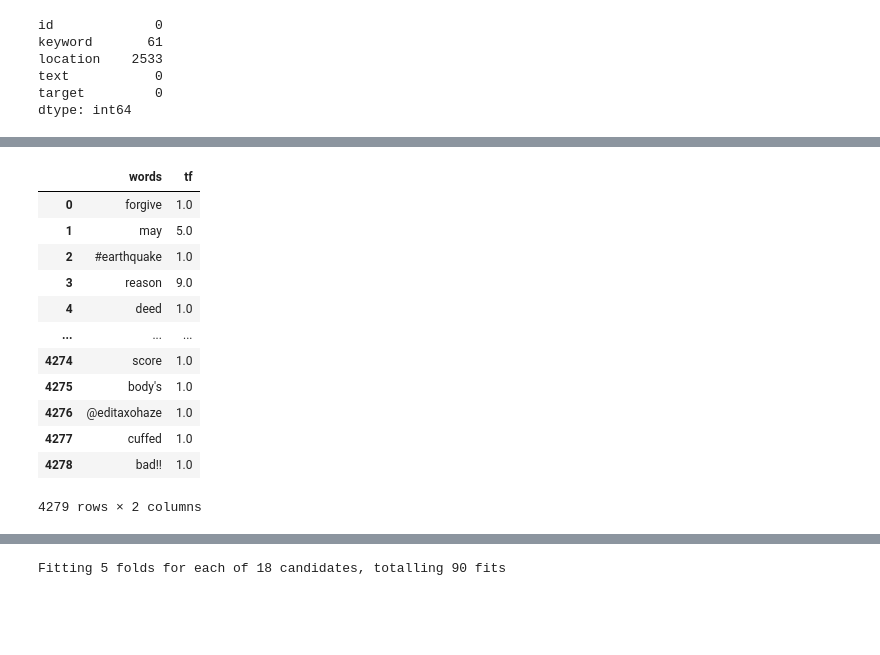
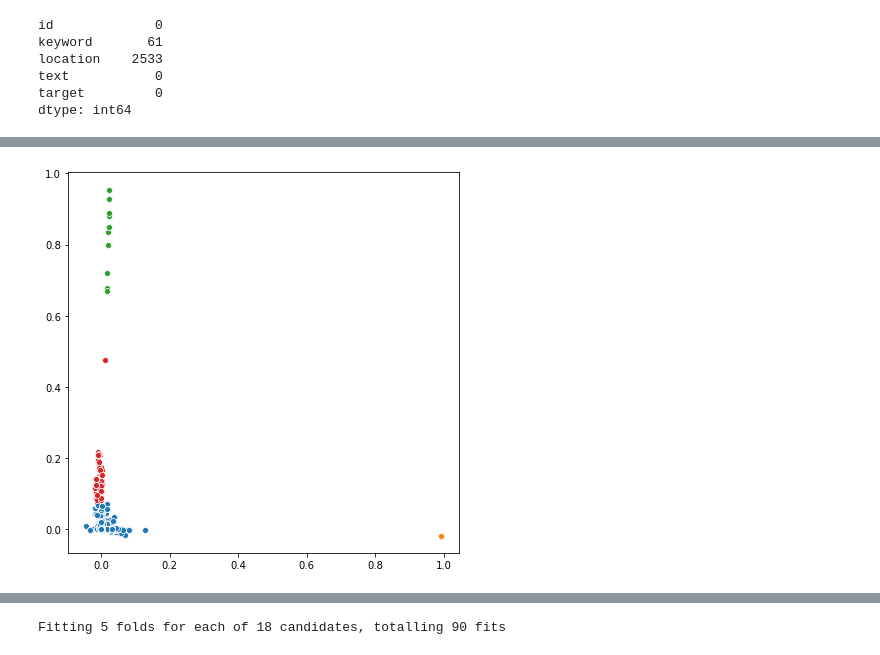
Before and after one commit to Houster/Text-Tweet-analysis, a Jupyter notebook: Working file.ipynb, the cells around one changed output, grey strips where cells are left out. Cells and saved outputs as stored; diff of their text form; code cells hidden in the pictures; blank space fills up the shorter version.

```diff
--- a/Working file.ipynb
+++ b/Working file.ipynb
@@ -100,2 +183,16 @@ Name: text, Length: 100, dtype: object
+# %%
+#Continue Kmeans clustering with 3 clusters?
+
+pca=TruncatedSVD(n_components=2)
+km=KMeans(n_clusters=4)
+X_pca=pca.fit_transform(X)
+km.fit(X_pca)
+mask=km.predict(X_pca)
+# %%
+plt.figure(figsize=(7,7))
+for i in range(km.n_clusters):
+    sns.scatterplot(x=X_pca[mask==i,0],y=X_pca[mask==i,1])
+# %% [output]
+[figure, added]
 # %%
 freq=train['text'][0:1000].apply(lambda x: pd.value_counts(x.split(" "))).sum(axis=0).reset_index()
@@ -104,16 +198,0 @@ freq.columns=['words','tf']
-# %%
-freq
-# %% [output]
-|  | words | tf |
-| 0 | forgive | 1.0 |
-| 1 | may | 5.0 |
-| 2 | #earthquake | 1.0 |
-| 3 | reason | 9.0 |
-| 4 | deed | 1.0 |
-| ... | ... | ... |
-| 4274 | score | 1.0 |
-| 4275 | body's | 1.0 |
-| 4276 | @editaxohaze | 1.0 |
-| 4277 | cuffed | 1.0 |
-| 4278 | bad!! | 1.0 |
-4279 rows × 2 columns
```
Also changed, not shown: parts of 50 cells of this notebook.
